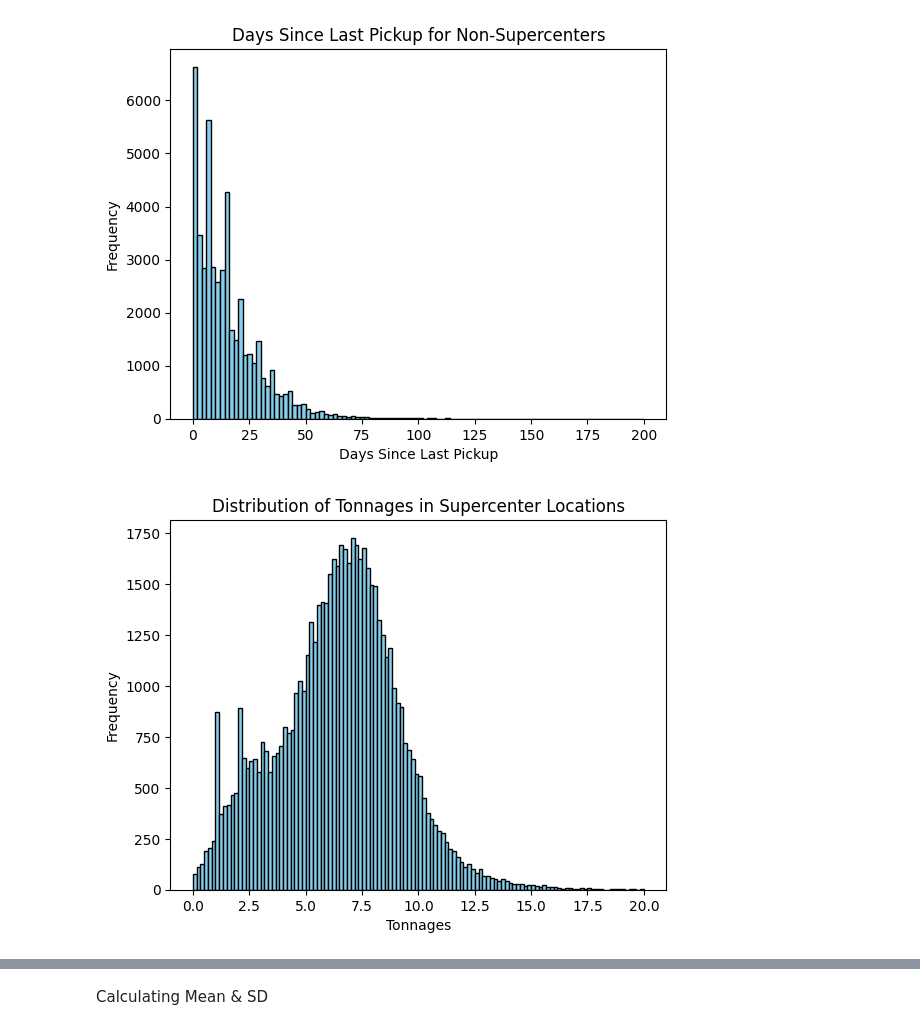
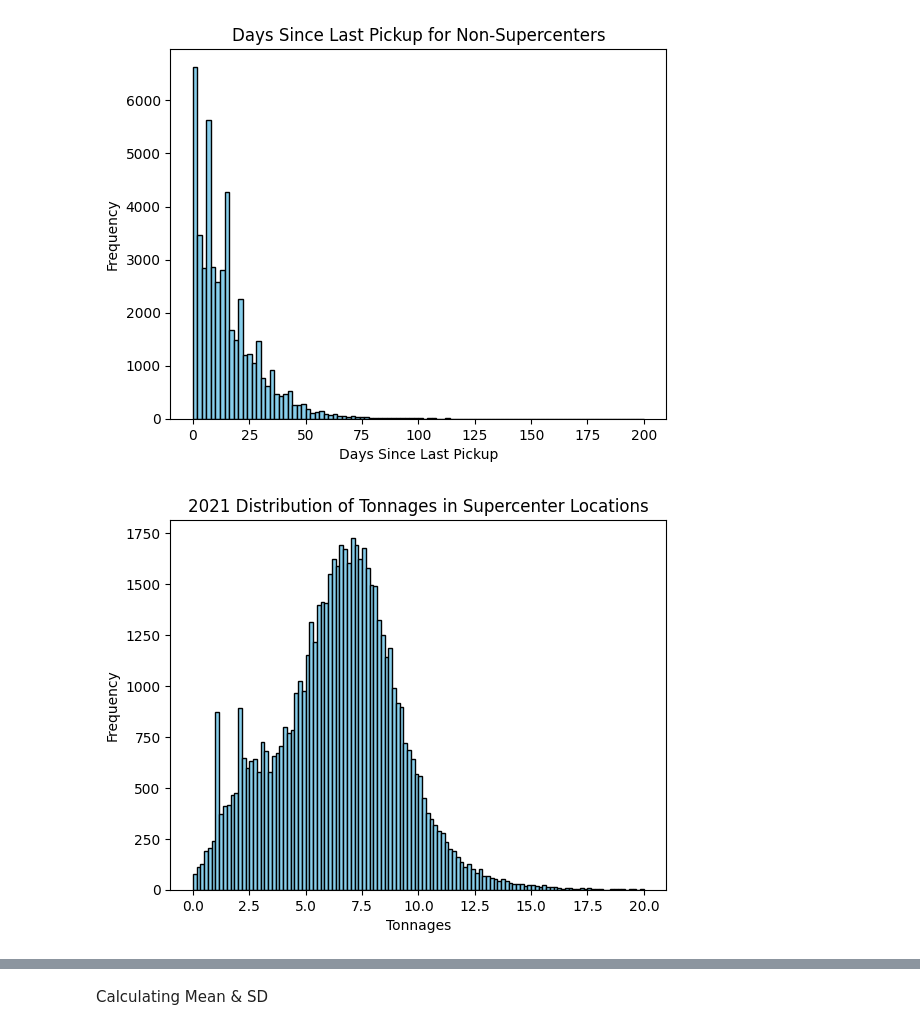
Before and after one commit to jli615/dtxwalmart, a Jupyter notebook: splitting.ipynb, the cells around one changed output, grey strips where cells are left out. Drawn from its saved outputs; the diff is of its cells as text; code cells hidden in the pictures.

```diff
--- a/splitting.ipynb
+++ b/splitting.ipynb
@@ -2,7 +2,7 @@
 import pandas as pd
 import matplotlib.pyplot as plt
 # %%
-df = pd.read_csv('/Users/brendankariithi/Desktop/DT Walmart/dtxwalmart/0221_0923_no_franchise_data.csv')
+df = pd.read_csv('/Users/keon/Desktop/walmart2/dtxwalmart/0221_0923_no_franchise_data.csv')
 df.info()
 # %% [output]
 <class 'pandas.core.frame.DataFrame'>
@@ -257,13 +257,13 @@ non_supercenter_24 = non_supercenter_df[non_supercenter_df['Completed Date'].dt.
 # %%
 
 
 plt.hist(supercenter_21['Tonnage'], bins=120, range=(0, 20), color='skyblue', edgecolor='black')
 plt.xlabel('Tonnages')
 plt.ylabel('Frequency')
-plt.title('Distribution of Tonnages in Supercenter Locations')
+plt.title('2021 Distribution of Tonnages in Supercenter Locations')
 plt.show()
 # %% [output]
-[figure, old version]
+[figure, new version]
 # %%
 plt.hist(supercenter_22['Tonnage'], bins=120, range=(0, 20), color='skyblue', edgecolor='black')
 plt.xlabel('Tonnages')
```
Also changed, not shown: parts of 16 cells of this notebook.
